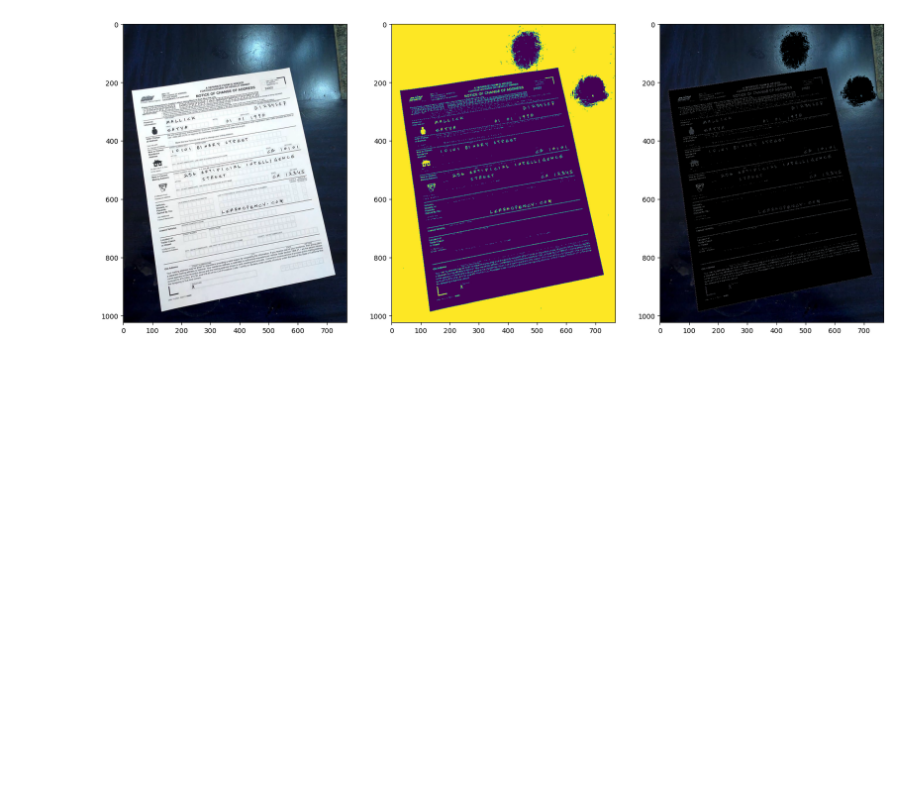
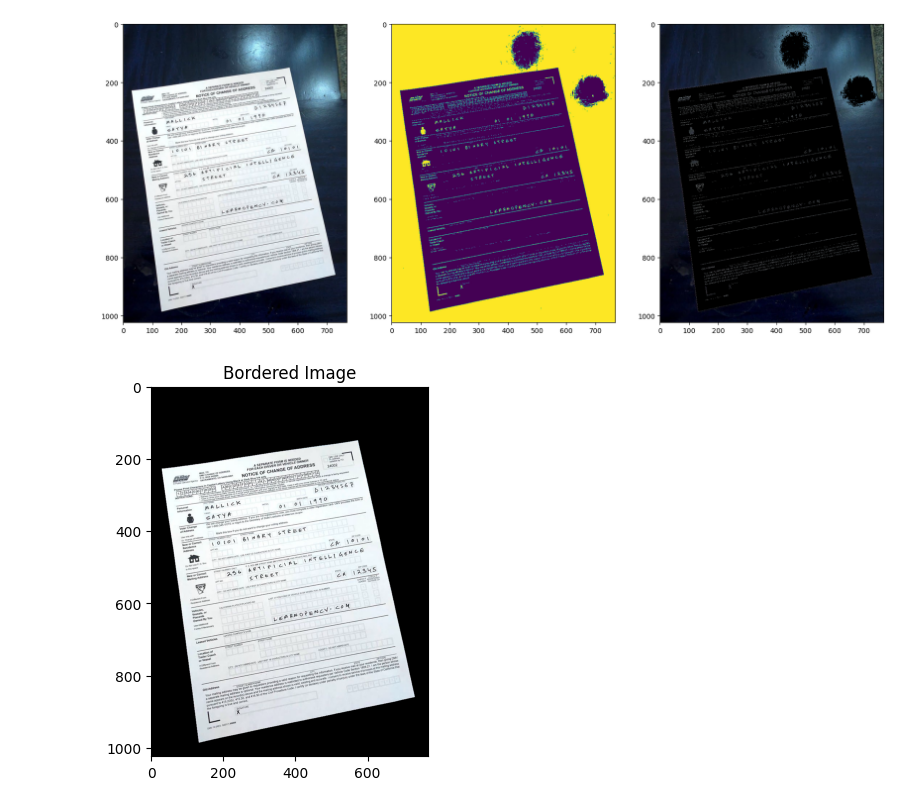
Before and after one commit to Computer-Vision-2023/Automated-Aadhar-Authentication, a Jupyter notebook: background_removal.ipynb, the cells around one changed output. Cells and saved outputs as stored; diff of their text form; code cells hidden in the pictures; blank space fills up the shorter version.

Commit message:
bordered image done

```diff
--- a/background_removal.ipynb
+++ b/background_removal.ipynb
@@ -219,6 +219,11 @@ plt.imshow(img_masked)
 Image shape: (10, 10, 3) | image type: uint8 | mask shape: (10, 10) | mask type: uint8
 <matplotlib.image.AxesImage at 0x...>
 [figure]
+# %%
+def show_image(window_name, img):
+    plt.title(window_name)
+    plt.imshow(img)
+    plt.show()
 # %% [markdown]
 ## Example 3. Real image
 
@@ -257,3 +262,29 @@ plt.imshow(img_masked)
 Image shape: (10, 10, 3) | image type: uint8 | mask shape: (1024, 768) | mask type: uint8
 <matplotlib.image.AxesImage at 0x...>
 [figure]
+# %%
+import cv2
+import numpy as np
+
+# Load image
+image = cv2.imread('datasets\image1.jpg').astype(np.uint8)
+
+# Get contours
+gray = cv2.cvtColor(image, cv2.COLOR_BGR2GRAY)
+ret, thresh = cv2.threshold(gray, int(image[:, :, 0].mean()), int(image[:, :, 1].mean()), 0)
+contours, hierarchy = cv2.findContours(thresh, cv2.RETR_EXTERNAL, cv2.CHAIN_APPROX_SIMPLE)
+
+# Find contour with largest area
+max_contour = max(contours, key=cv2.contourArea)
+
+# Draw contour on black background image
+mask = np.zeros_like(gray)
+cv2.drawContours(mask, [max_contour], 0, (255, 255, 255), -1)
+
+# Extract bordered image using mask
+bordered_image = cv2.bitwise_and(image, image, mask=mask)
+
+# Show bordered image
+show_image("Bordered Image", bordered_image)
+# %% [output]
+[figure, added]
```
